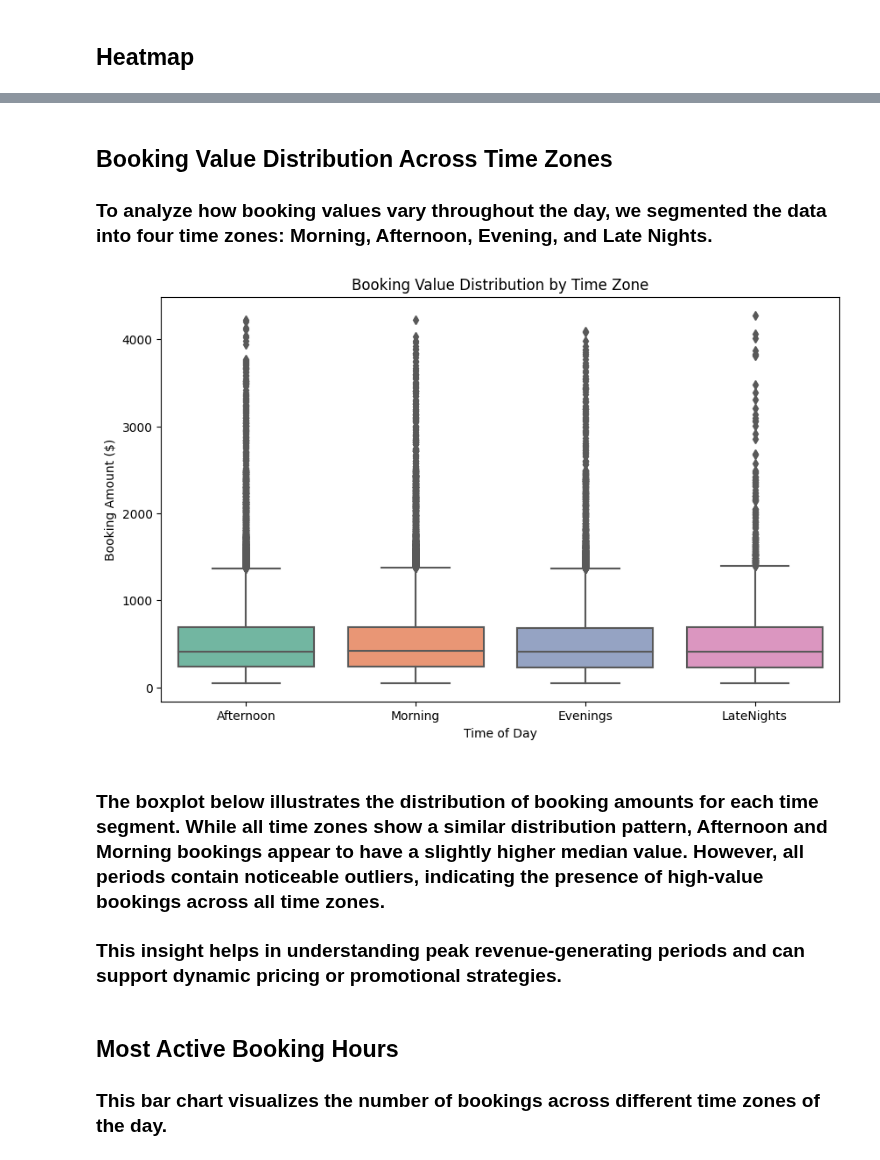
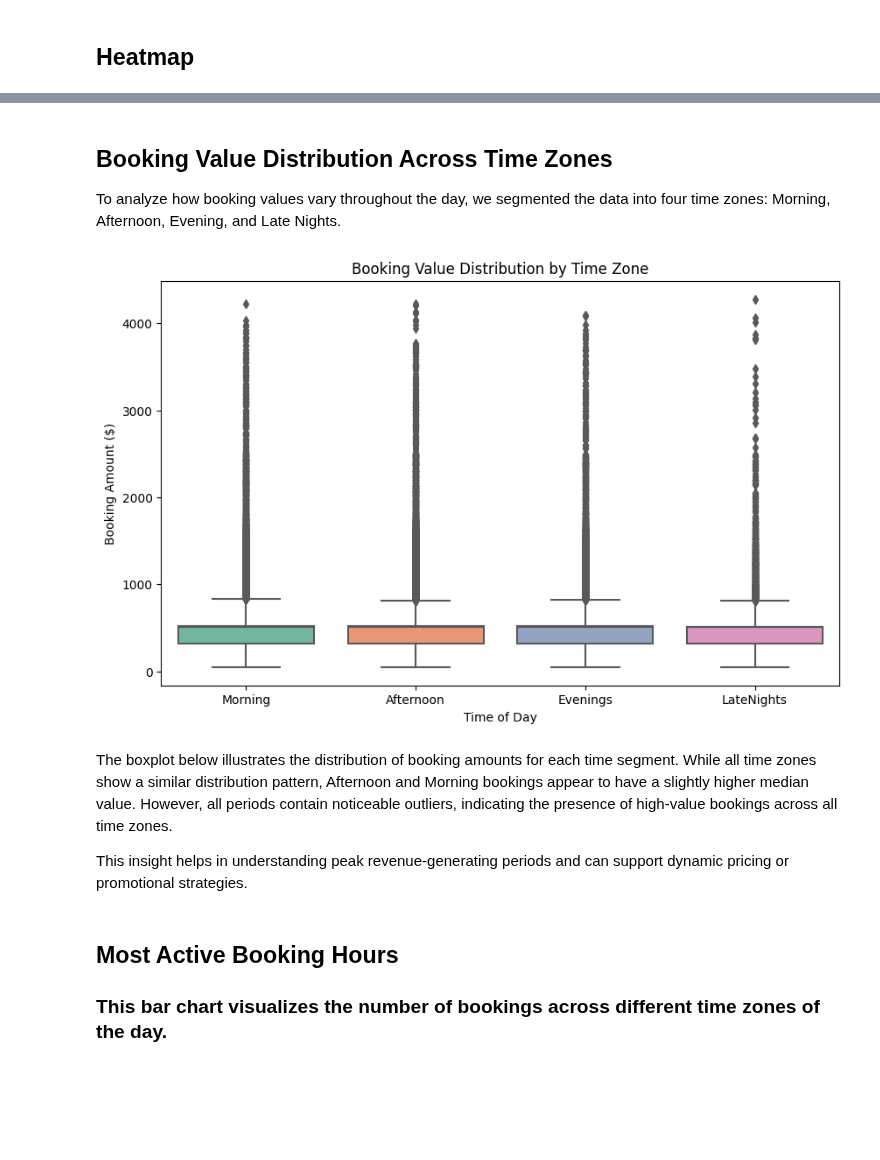
Before and after one commit to kiran-21/Uber-Data-Analytics-and-ML-model, a Jupyter notebook: uber-data-analysis.ipynb, the cells around one changed output, grey strips where cells are left out. Cells and saved outputs as stored; diff of their text form; code cells hidden in the pictures; blank space fills up the shorter version.

Commit message:
Kaggle Notebook | Uber Dataset - Exploratory Data Analysis | Version 2

```diff
--- a/uber-data-analysis.ipynb
+++ b/uber-data-analysis.ipynb
@@ -137,6 +171,6 @@ memory usage: 24.0+ MB
 # %% [markdown]
 ## Dropping Unwanted Columns
 # %%
-df = df.drop(['Driver Ratings', 'Customer Rating','Date','Booking ID','Booking Status','Customer ID'], axis=1)
+df2 = df.drop(['Driver Ratings', 'Customer Rating','Date','Booking ID','Booking Status','Customer ID'], axis=1)
 # for now, let's drop these columns. And not trying to fill the value with 0, 1, or the mean.
 # %%
@@ -215,9 +205,9 @@ memory usage: 12.5+ MB
 #### Zone 3: 6pm to 12am Evenings
 #### Zone 4: 12 am to 6 am Late nights
 # %%
-df['Time'] = pd.to_datetime(df['Time'], format='%H:%M:%S').dt.time
+df2['Time'] = pd.to_datetime(df2['Time'], format='%H:%M:%S').dt.time
 # %%
-df['Hour'] = pd.to_datetime(df['Time'], format='%H:%M:%S').dt.hour
+df2['Hour'] = pd.to_datetime(df2['Time'], format='%H:%M:%S').dt.hour
 # %%
 #we are using 24hr format
 def getTimebyZone(Hour):
@@ -230,4 +220,4 @@ def getTimebyZone(Hour):
     elif Hour >=0 and Hour <6:
         return 'LateNights'
 # %%
-df['TimeZone'] = df['Hour'].apply(getTimebyZone)
+df2['TimeZone'] = df2['Hour'].apply(getTimebyZone)
@@ -261,20 +252,20 @@ plt.show()
 # %% [markdown]
 ## Booking Value Distribution Across Time Zones
 
-### To analyze how booking values vary throughout the day, we segmented the data into four time zones: Morning, Afternoon, Evening, and Late Nights.
+ To analyze how booking values vary throughout the day, we segmented the data into four time zones: Morning, Afternoon, Evening, and Late Nights.
 # %%
 plt.figure(figsize=(10, 6))
-sns.boxplot(x='TimeZone', y='Booking Value', data=df, palette='Set2')
+sns.boxplot(x='TimeZone', y='Booking Value', data=df2, palette='Set2')
 plt.title("Booking Value Distribution by Time Zone")
 plt.ylabel("Booking Amount ($)")
 plt.xlabel("Time of Day")
 plt.show()
 # %% [output]
-[figure, old version]
+[figure, new version]
 # %% [markdown]
-### The boxplot below illustrates the distribution of booking amounts for each time segment. While all time zones show a similar distribution pattern, Afternoon and Morning bookings appear to have a slightly higher median value. However, all periods contain noticeable outliers, indicating the presence of high-value bookings across all time zones.
+ The boxplot below illustrates the distribution of booking amounts for each time segment. While all time zones show a similar distribution pattern, Afternoon and Morning bookings appear to have a slightly higher median value. However, all periods contain noticeable outliers, indicating the presence of high-value bookings across all time zones.
 
-### This insight helps in understanding peak revenue-generating periods and can support dynamic pricing or promotional strategies.
+ This insight helps in understanding peak revenue-generating periods and can support dynamic pricing or promotional strategies.
 # %% [markdown]
 ## Most Active Booking Hours
 
```
Also changed, not shown: parts of 52 cells of this notebook.
